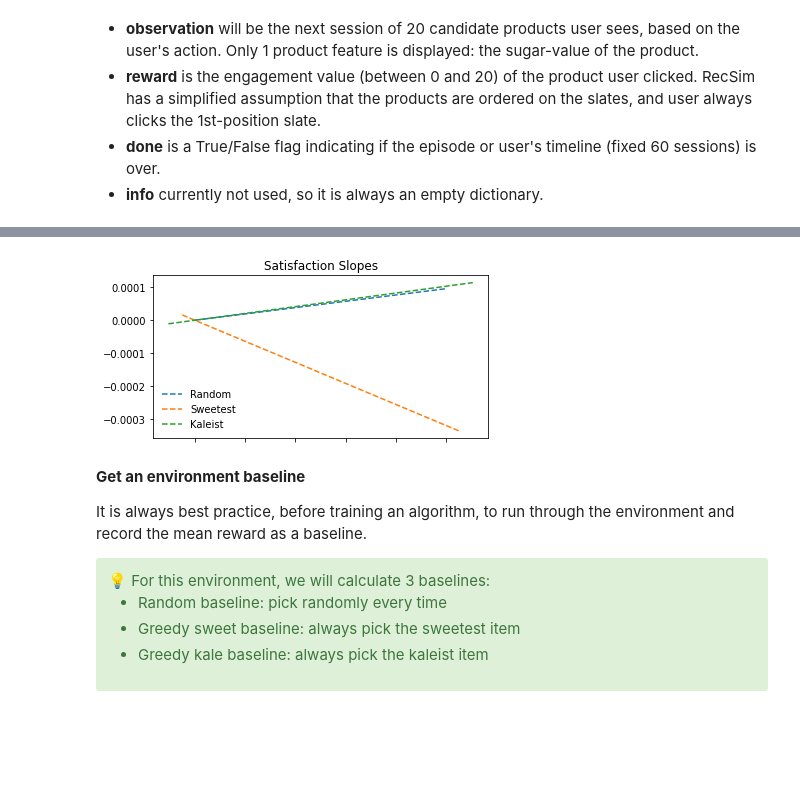
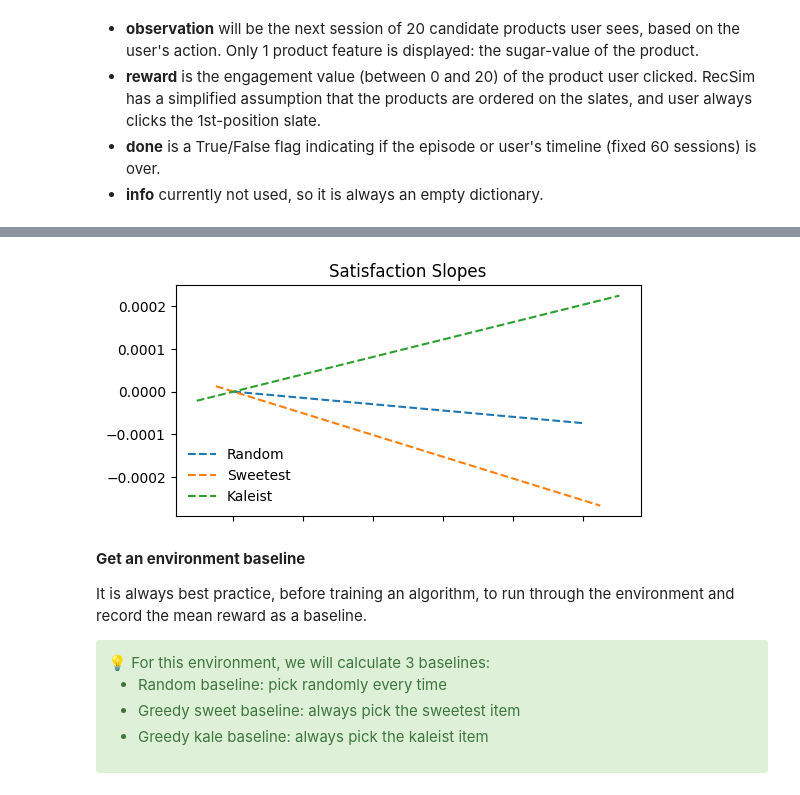
Before and after one commit to anyscale/ray-summit-2022-training, a Jupyter notebook: ray-rllib/ex_06_rllib_in_recsys_overview.ipynb, the cells around one changed output, grey strips where cells are left out. Saved outputs shown, nothing was run; the diff lists cells and outputs as text; code cells hidden in the pictures; blank space fills up the shorter version.

```diff
--- a/ray-rllib/ex_06_rllib_in_recsys_overview.ipynb
+++ b/ray-rllib/ex_06_rllib_in_recsys_overview.ipynb
@@ -482,11 +482,11 @@ def abline(slope, intercept, the_label):
     ax.tick_params(labelbottom=False)
 # %%
 fig, ax = plt.subplots(1,1,figsize=(6,3))
-abline(9.586121434477154e-05, 0, "Random")
-abline(-0.0003199796162644487, 0, "Sweetest")
-abline(0.00010328813181183704 , 0, "Kaleist")
+abline(-7.353425948689159e-05, 0, "Random")
+abline(-0.00025355090796012707, 0, "Sweetest")
+abline(0.00020288465470196 , 0, "Kaleist")
 # %% [output]
-[figure, old version]
+[figure, new version]
 # %% [markdown]
 <b>Get an environment baseline</b>
 
```
Also changed, not shown: parts of 11 cells of this notebook.
